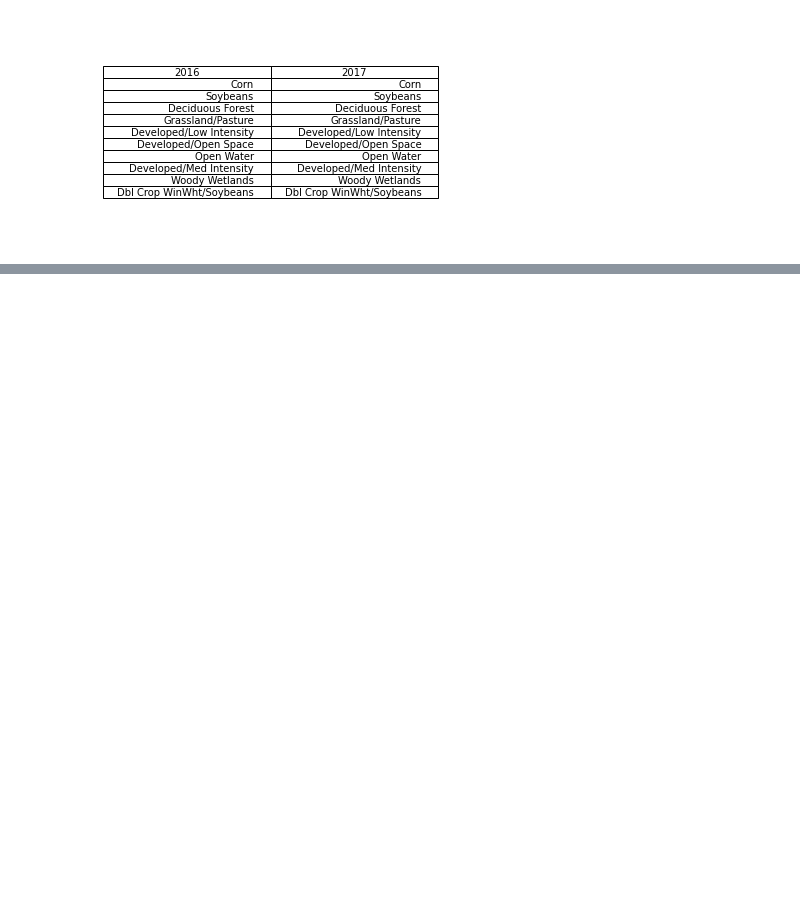
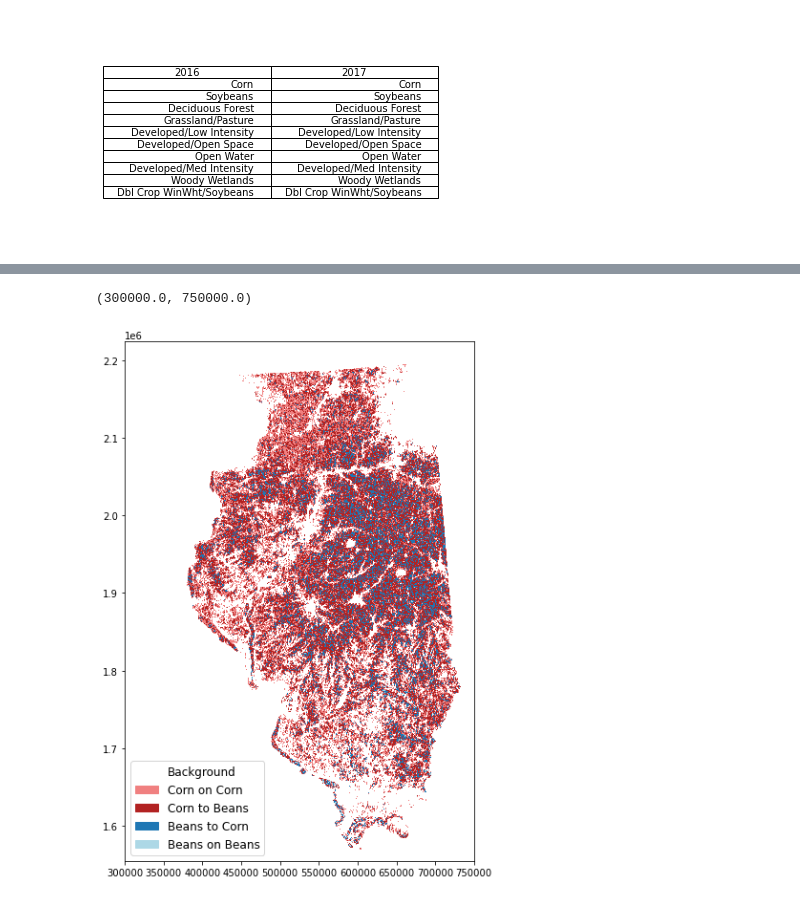
Before and after one commit to iw2/test, a Jupyter notebook: HW2_Werries.ipynb, the cells around one changed output, grey strips where cells are left out. Cells and saved outputs as stored; diff of their text form; code cells hidden in the pictures; blank space fills up the shorter version.

```diff
--- a/HW2_Werries.ipynb
+++ b/HW2_Werries.ipynb
@@ -199,0 +232,38 @@ plt.show()
+# %%
+def visualize_rotate(y1,y2,filename):
+    a1 = y1.read(1)
+    a2 = y2.read(1)
+
+    C_to_C = (a1==1)&(a2==1)
+    C_to_B = (a1==1)&(a2==5)
+    B_to_C = (a1==5)&(a2==1)
+    B_to_B = (a1==5)&(a2==5)
+
+    a = np.zeros(a1.shape)
+
+    a[C_to_C] = 1
+    a[C_to_B] = 2
+    a[B_to_C] = 3
+    a[B_to_B] = 4
+
+    img_out = a[np.newaxis,:,:].astype(np.uint8)
+
+    out_meta = y1.meta.copy()
+
+    out_meta['height'] = img_out.shape[1]
+    out_meta['width'] = img_out.shape[2]
+    out_meta['transform'] = y1.transform
+    out_meta['dtype'] = "uint8"
+
+    with rasterio.open("./"+filename+".tif", "w", **out_meta) as dest:
+        dest.write(img_out)
+
+    return rasterio.open("./"+filename+".tif")
+# %%
+rotate_labels = {0:"Background",
+                 1:"Corn on Corn",
+                 2:"Corn to Beans",
+                 3:"Beans to Corn",
+                 4:"Beans on Beans"}
+# %%
+rot16_17 = visualize_rotate(IL_raster,IL_raster2,'rot16_17')
@@ -199,0 +274,10 @@ plt.show()
+# %%
+fig, ax = plt.subplots(figsize=(10, 10))
+cmap = matplotlib.colors.ListedColormap(["white","lightcoral","firebrick", 'C0','lightblue'])
+patches =[mpatches.Patch(color=cmap(i),label=rotate_labels[i]) for i in rotate_labels.keys()]
+rasterio.plot.show(rot16_17 ,cmap=cmap,ax=ax)
+plt.legend(handles=patches,fontsize=12,loc='lower left')
+ax.set_xlim(300000,750000)
+# %% [output]
+(300000.0, 750000.0)
+[figure, added]
```
Also changed, not shown: parts of 8 cells of this notebook.
